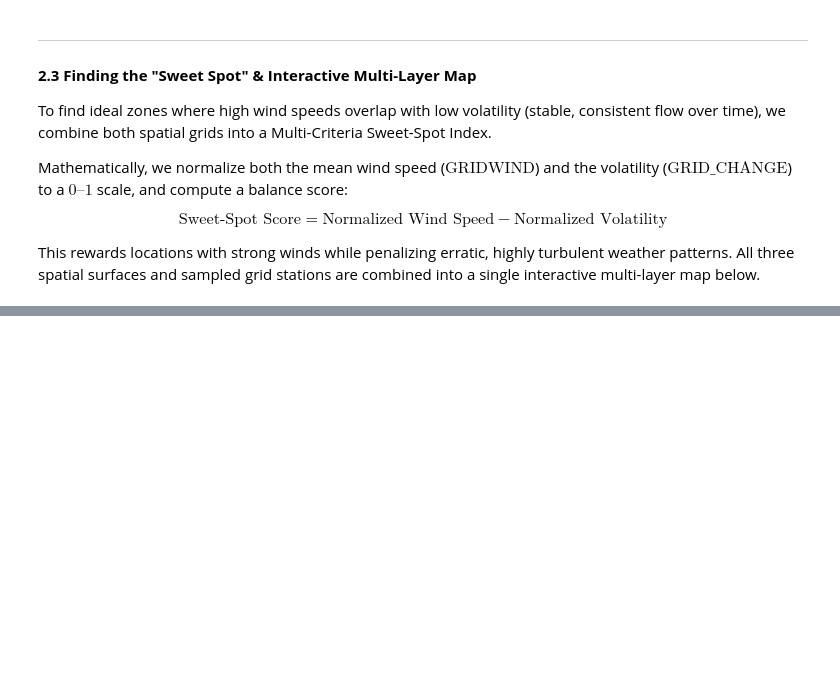
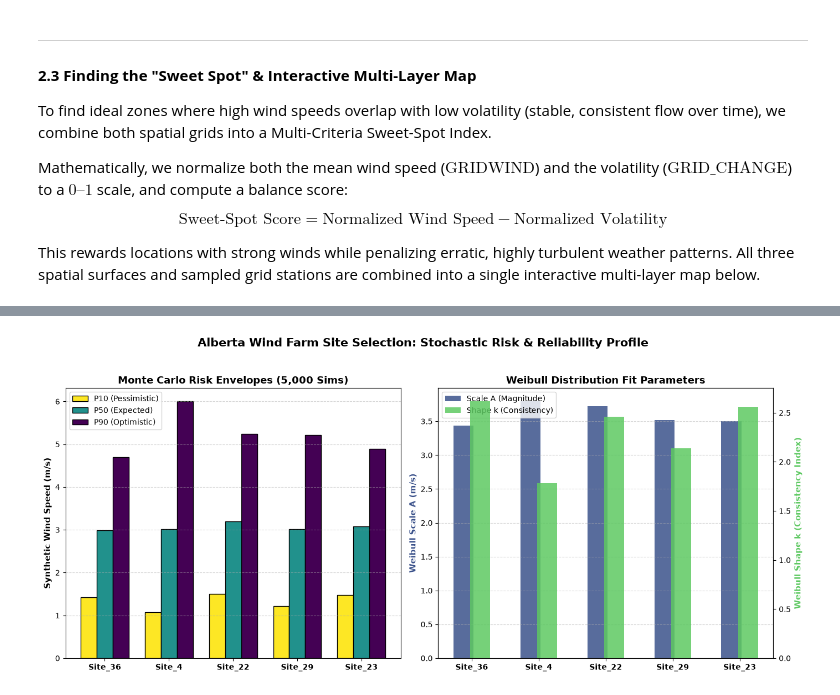
Before and after one commit to Sufis23/WindEnergyProject, a Jupyter notebook: methodology.ipynb, the cells around one changed output, grey strips where cells are left out. Drawn from its saved outputs; the diff is of its cells as text; code cells hidden in the pictures; blank space fills up the shorter version.

Commit message:
Fin.
Add results
Add conclusion + citations
Create Final Notes
produce plots
implement TLDR

```diff
--- a/methodology.ipynb
+++ b/methodology.ipynb
@@ -326,0 +441,46 @@ Top 5 Optimal Wind Farm Sweet-Spot Sites in Alberta:
+# %%
+# Set up a clean 1x2 visualization layout
+fig, (ax1, ax2) = plt.subplots(1, 2, figsize=(14, 6))
+
+sites = monteCarloDF["location"]
+x = np.arange(len(sites))
+width = 0.25
+
+# --- Panel 1: Monte Carlo Risk Envelopes (P10, P50, P90) ---
+rects1 = ax1.bar(x - width, monteCarloDF["MC_P10_Wind (m/s)"], width, label="P10 (Pessimistic)", color="#fde725", edgecolor="black")
+rects2 = ax1.bar(x, monteCarloDF["MC_P50_Wind (m/s)"], width, label="P50 (Expected)", color="#21918c", edgecolor="black")
+rects3 = ax1.bar(x + width, monteCarloDF["MC_P90_Wind (m/s)"], width, label="P90 (Optimistic)", color="#440154", edgecolor="black")
+
+ax1.set_ylabel("Synthetic Wind Speed (m/s)", fontsize=11, fontweight="bold")
+ax1.set_title("Monte Carlo Risk Envelopes (5,000 Sims)", fontsize=13, fontweight="bold")
+ax1.set_xticks(x)
+ax1.set_xticklabels(sites, fontweight="bold")
+ax1.legend(loc="upper left")
+ax1.grid(axis="y", linestyle="--", alpha=0.5)
+
+# --- Panel 2: Weibull Parameters (Magnitude A vs Consistency k) ---
+ax2_twin = ax2.twinx()
+
+color_a = "#3b528b"
+color_k = "#5ec962"
+
+bars_a = ax2.bar(x - width/2, monteCarloDF["Weibull_Scale_A (Magnitude)"], width*1.2, label="Scale A (Magnitude)", color=color_a, alpha=0.85)
+bars_k = ax2_twin.bar(x + width/2, monteCarloDF["Weibull_Shape_k (Consistency)"], width*1.2, label="Shape k (Consistency)", color=color_k, alpha=0.85)
+
+ax2.set_ylabel("Weibull Scale A (m/s)", color=color_a, fontsize=11, fontweight="bold")
+ax2_twin.set_ylabel("Weibull Shape k (Consistency Index)", color=color_k, fontsize=11, fontweight="bold")
+ax2.set_title("Weibull Distribution Fit Parameters", fontsize=13, fontweight="bold")
+ax2.set_xticks(x)
+ax2.set_xticklabels(sites, fontweight="bold")
+ax2.grid(axis="y", linestyle="--", alpha=0.5)
+
+# Combine legends for the twin axes
+lines_1, labels_1 = ax2.get_legend_handles_labels()
+lines_2, labels_2 = ax2_twin.get_legend_handles_labels()
+ax2.legend(lines_1 + lines_2, labels_1 + labels_2, loc="upper left")
+
+plt.suptitle("Alberta Wind Farm Site Selection: Stochastic Risk & Reliability Profile", fontsize=15, fontweight="bold", y=1.03)
+plt.tight_layout()
+plt.show()
+# %% [output]
+[figure, added]
```
Also changed, not shown: parts of 14 cells of this notebook, 5 other files.
